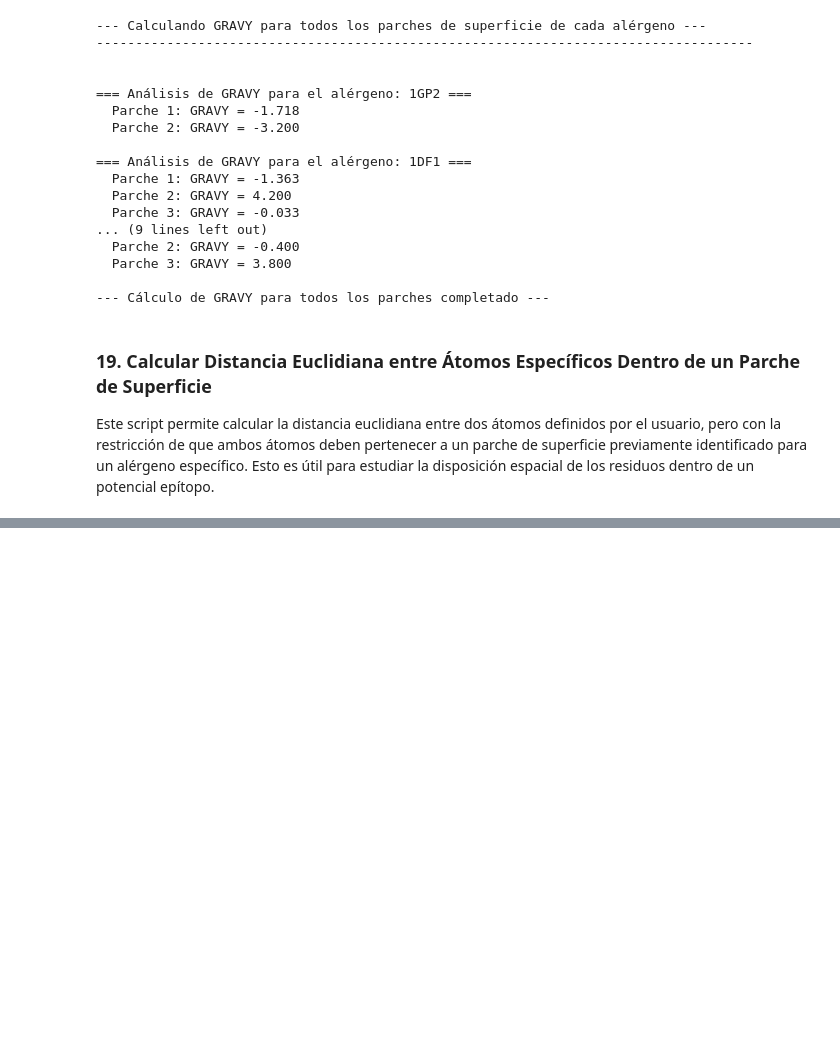
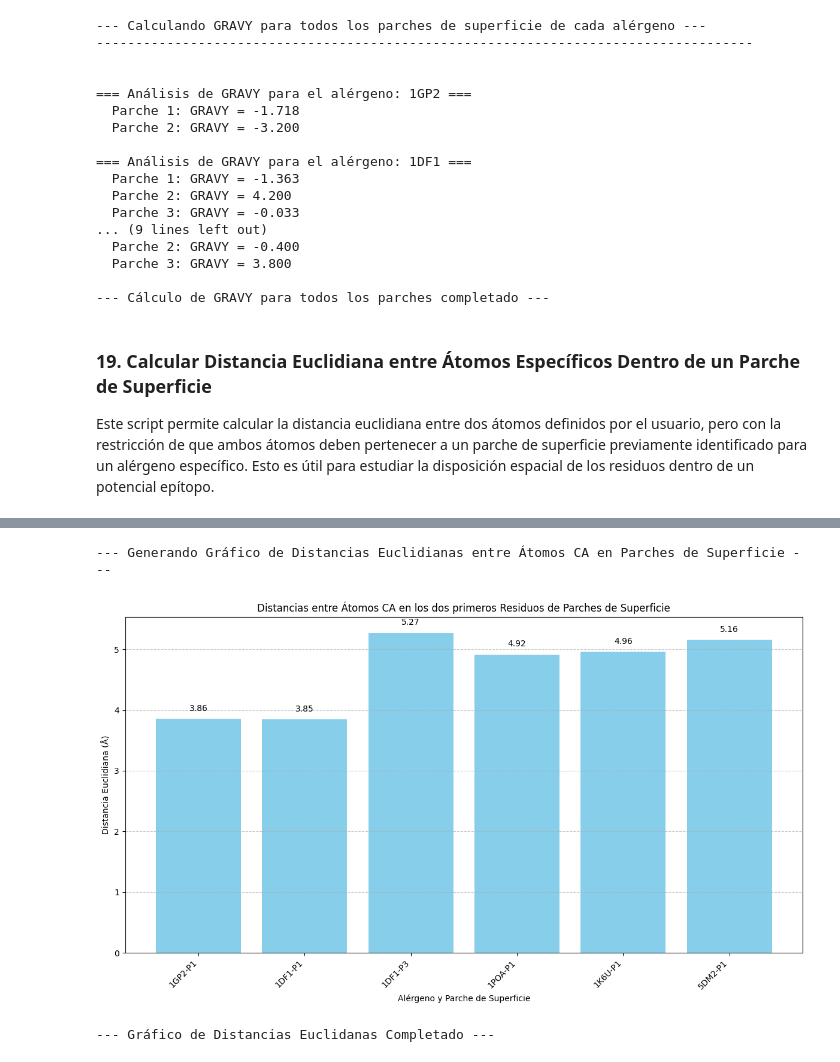
Before and after one commit to AngelTroncoso/Alergias, a Jupyter notebook: 01_Análisis_de_Estructuras_PDB.ipynb, the cells around one changed output, grey strips where cells are left out. Drawn from its saved outputs; the diff is of its cells as text; code cells hidden in the pictures; blank space fills up the shorter version.

```diff
--- a/01_Análisis_de_Estructuras_PDB.ipynb
+++ b/01_Análisis_de_Estructuras_PDB.ipynb
@@ -1388,0 +1504,32 @@ print("\n--- Cálculo de distancia completado ---")
+# %%
+import matplotlib.pyplot as plt
+
+print("\n--- Generando Gráfico de Distancias Euclidianas entre Átomos CA en Parches de Superficie ---")
+
+if distances_to_plot:
+    labels = [d['patch_label'] for d in distances_to_plot]
+    distances = [d['distance'] for d in distances_to_plot]
+
+    plt.figure(figsize=(12, 7))
+    bars = plt.bar(labels, distances, color='skyblue')
+    plt.xlabel('Alérgeno y Parche de Superficie')
+    plt.ylabel('Distancia Euclidiana (Å)')
+    plt.title('Distancias entre Átomos CA en los dos primeros Residuos de Parches de Superficie')
+    plt.xticks(rotation=45, ha='right')
+    plt.grid(axis='y', linestyle='--', alpha=0.7)
+
+    # Añadir el valor de la distancia sobre cada barra
+    for bar in bars:
+        yval = bar.get_height()
+        plt.text(bar.get_x() + bar.get_width()/2, yval + 0.1, round(yval, 2), ha='center', va='bottom')
+
+    plt.tight_layout()
+    plt.show()
+else:
+    print("No hay datos de distancias para graficar. Asegúrate de que el paso anterior se haya ejecutado correctamente y se hayan encontrado parches válidos.")
+
+print("--- Gráfico de Distancias Euclidanas Completado ---")
+# %% [output]
+--- Generando Gráfico de Distancias Euclidianas entre Átomos CA en Parches de Superficie ---
+[figure, added]
+--- Gráfico de Distancias Euclidanas Completado ---
```
Also changed, not shown: parts of 5 cells of this notebook.
